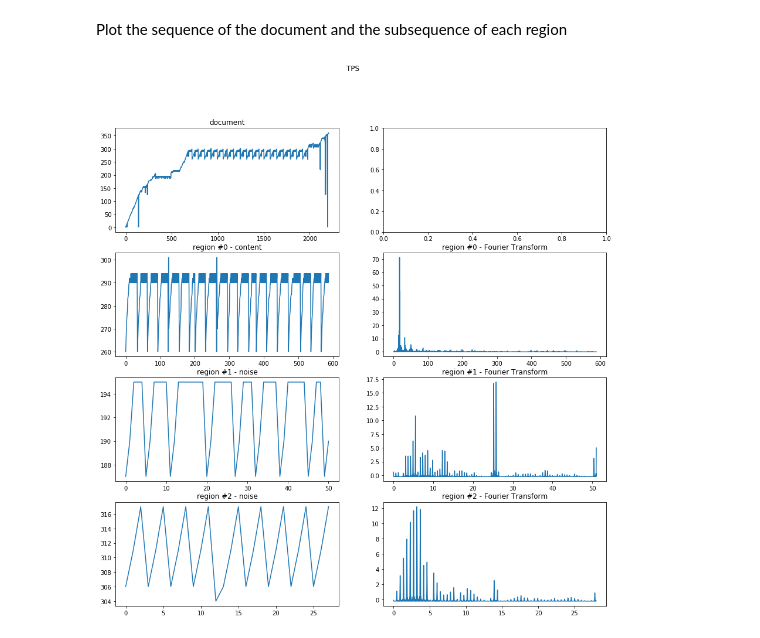
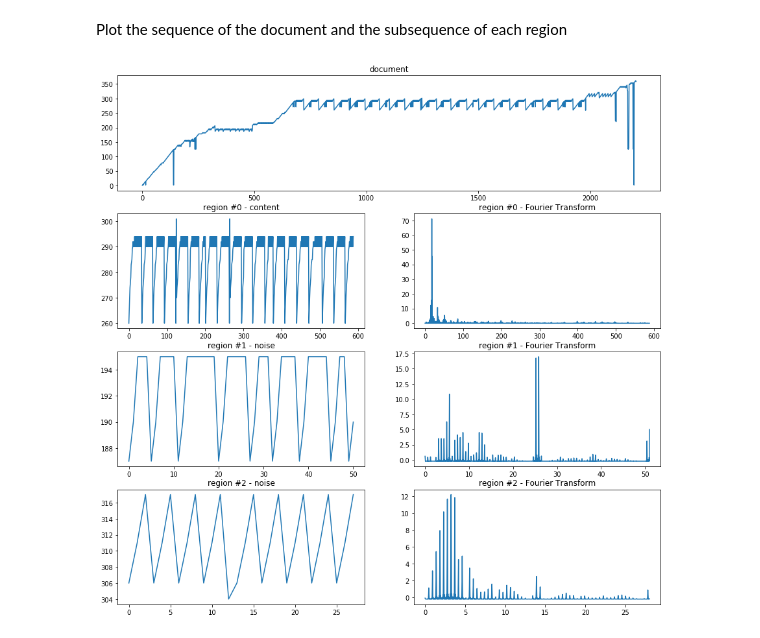
Before and after one commit to rpvelloso/webMining, a Jupyter notebook: webMining/scripts/webMining.ipynb, the cells around one changed output. Drawn from its saved outputs; the diff is of its cells as text; code cells hidden in the pictures.

```diff
--- a/webMining/scripts/webMining.ipynb
+++ b/webMining/scripts/webMining.ipynb
@@ -107,16 +107,19 @@ for i, region in enumerate(regions):
 # %% [markdown]
 Plot the sequence of the document and the subsequence of each region
 # %%
-fig, axis = plt.subplots(len(regions)+1, 2, figsize=(15,15))
-fig.suptitle('TPS')
-axis[0, 0].plot(dsre.getSequence())
-axis[0, 0].set_title('document')
+rows = len(regions) + 1
+plt.figure(figsize=(15,15))
+plt.subplot(rows, 1, 1)
+plt.title('document')
+plt.plot(dsre.getSequence())
 for i in range(0, len(regions)):
-    axis[i+1, 0].set_title('region #' + str(i) + ' - ' + content_string[content[i]])
-    axis[i+1, 0].plot(tps[i])
-    axis[i+1, 1].set_title('region #' + str(i) + ' - Fourier Transform')
-    axis[i+1, 1].plot(
+    plt.subplot(rows, 2, (i+1)*2 + 1)
+    plt.title('region #' + str(i) + ' - ' + content_string[content[i]])
+    plt.plot(tps[i])
+    plt.subplot(rows, 2, (i+1)*2 + 2)
+    plt.title('region #' + str(i) + ' - Fourier Transform')
+    plt.plot(
         np.linspace(0, len(tps[i]), len(transforms[i])//2),
         transforms[i][0:len(transforms[i])//2])
 # %% [output]
-[figure, old version]
+[figure, new version]
```
